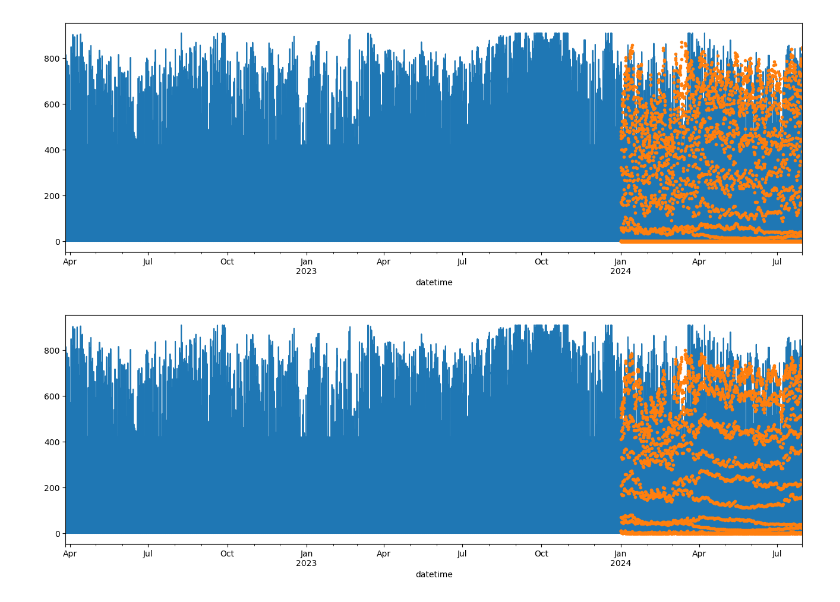
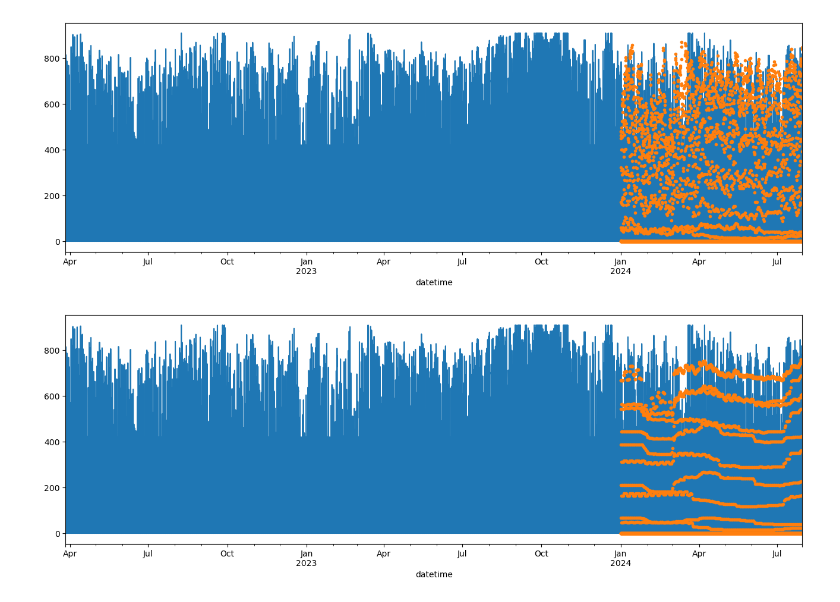
Before and after one commit to Ruhe54/Forecasting_Irradiance, a Jupyter notebook: RandomForest.ipynb, the cells around one changed output. Saved outputs shown, nothing was run; the diff lists cells and outputs as text; code cells hidden in the pictures.

```diff
--- a/RandomForest.ipynb
+++ b/RandomForest.ipynb
@@ -127,4 +136,20 @@ grid_search = GridSearchCV(estimator = rf, param_grid = param_grid,
+# %%
+param_grid = {
+    'n_estimators': Integer(50, 300),
+    'max_depth': Integer(3, 30),
+    'min_samples_split': Integer(2, 20),
+    'min_samples_leaf': Integer(1, 20)
+}
+opt = BayesSearchCV(
+    estimator=RandomForestRegressor(random_state=42),
+    search_spaces=param_grid,
+    n_iter=50,
+    cv=3,
+    scoring='neg_mean_squared_error',
+    random_state=42,
+    n_jobs=-1
+)
 # %%
-grid_search.fit(x_train, y_train)
-print(grid_search.best_estimator_)
+opt.fit(x_train, y_train)
+print(opt.best_estimator_)
 # %% [output]
@@ -139,0 +158,3 @@ y_pred_grid = grid_search.predict(x_test)
+# %%
+y_pred_bayes = opt.predict(x_test)
+y_pred_bayes
@@ -149,6 +172,8 @@ R-squared: 0.9361307053019345
 # %%
 test['prediction1'] = y_pred
+test['prediction_beyes'] = y_pred_bayes
 last_df = new_df.merge(test['prediction1'], how='left', left_index=True, right_index=True)
+last_df = last_df.merge(test['prediction_beyes'], how='left', left_index=True, right_index=True)
 last_df.head()
 # %% [output]
 A value is trying to be set on a copy of a slice from a DataFrame.
@@ -222,7 +201,7 @@ plt.show()
 [figure]
 # %%
 ax = last_df['ALLSKY_SFC_SW_DWN'].plot(figsize=(16,5))
-last_df1['prediction2'].plot(ax=ax, style='.')
+last_df['prediction_beyes'].plot(ax=ax, style='.')
 plt.show()
 # %% [output]
-[figure, old version]
+[figure, new version]
```
Also changed, not shown: parts of 22 cells of this notebook, 2 other files.
